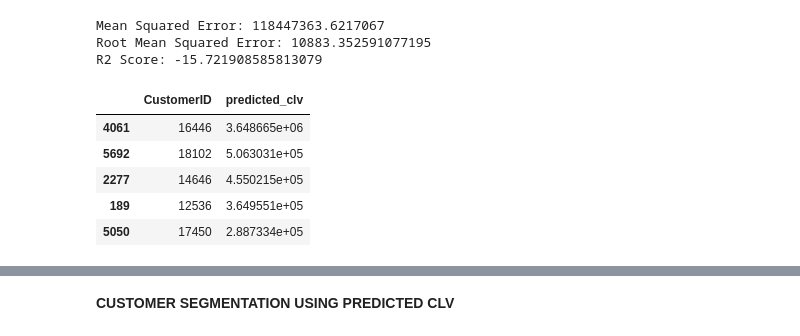
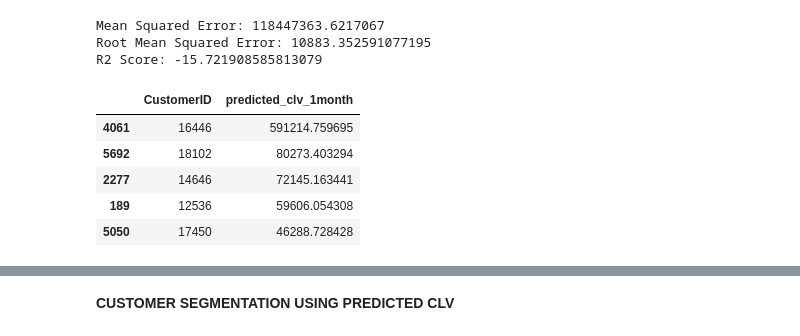
Before and after one commit to mahapara2411/Sentiment-Analysis, a Jupyter notebook: Pareto_NBD_Customer_Segmentation_updated.ipynb, the cells around one changed output, grey strips where cells are left out. Cells and saved outputs as stored; diff of their text form; code cells hidden in the pictures.

```diff
--- a/Pareto_NBD_Customer_Segmentation_updated.ipynb
+++ b/Pareto_NBD_Customer_Segmentation_updated.ipynb
@@ -358,21 +355,21 @@ Mean Squared Error: 118447363.6217067
 Root Mean Squared Error: 10883.352591077195
 R2 Score: -15.721908585813079
 # %%
-ggf_filter["predicted_clv"] = ggf_model.customer_lifetime_value(pareto_model,
+ggf_filter["predicted_clv_1month"] = ggf_model.customer_lifetime_value(pareto_model,
                                                        ggf_filter["frequency"],
                                                        ggf_filter["recency"],
                                                        ggf_filter["T"],
                                                        ggf_filter["monetary_value"],
                                                        time = 30,
-                                                       freq = 'D',
+                                                       freq = 'W',
                                                        discount_rate = 0.01)
 # %%
 #Top 5 customers with high CLV
-ggf_filter[["CustomerID", "predicted_clv"]].sort_values(by = "predicted_clv", ascending = False).head(5)
+ggf_filter[["CustomerID", "predicted_clv_1month"]].sort_values(by = "predicted_clv_1month", ascending = False).head(5)
 # %% [output]
-|  | CustomerID | predicted_clv |
-| 4061 | 16446 | 3.648665e+06 |
-| 5692 | 18102 | 5.063031e+05 |
-| 2277 | 14646 | 4.550215e+05 |
-| 189 | 12536 | 3.649551e+05 |
-| 5050 | 17450 | 2.887334e+05 |
+|  | CustomerID | predicted_clv_1month |
+| 4061 | 16446 | 591214.759695 |
+| 5692 | 18102 | 80273.403294 |
+| 2277 | 14646 | 72145.163441 |
+| 189 | 12536 | 59606.054308 |
+| 5050 | 17450 | 46288.728428 |
```
Also changed, not shown: parts of 14 cells of this notebook.
